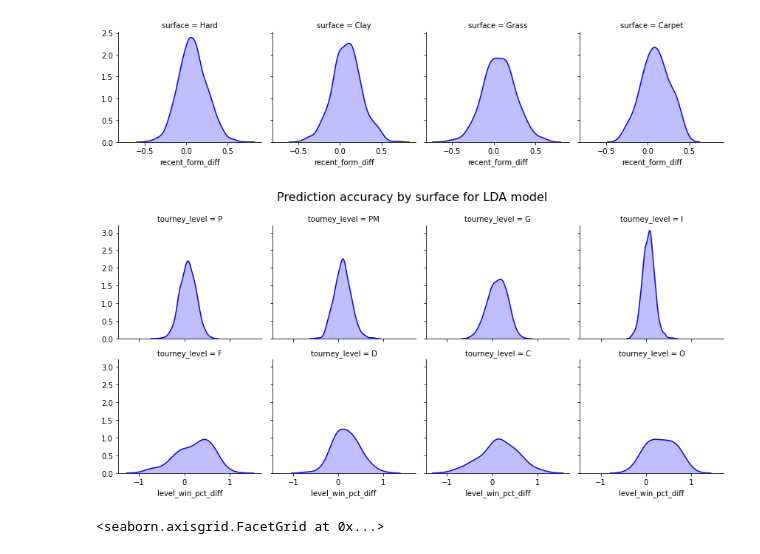
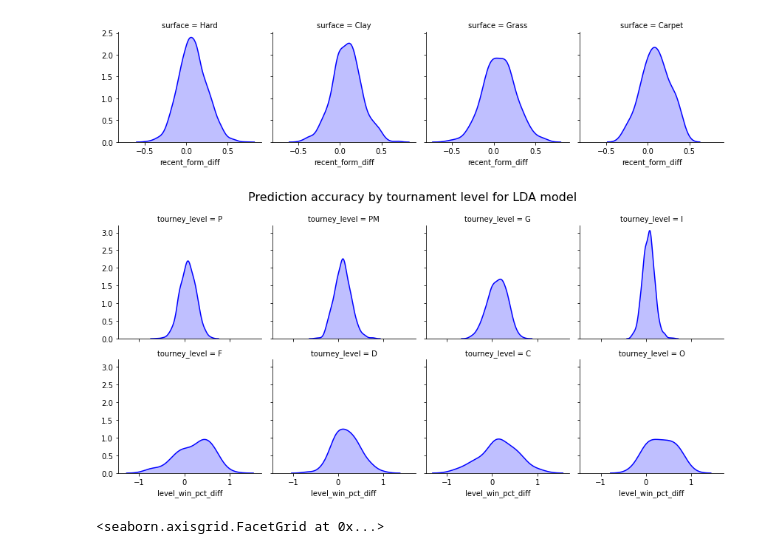
Before and after one commit to nickdevin/Tennis_Predicting, a Jupyter notebook: capstone_final.ipynb, the cells around one changed output. Drawn from its saved outputs; the diff is of its cells as text; code cells hidden in the pictures.

```diff
--- a/capstone_final.ipynb
+++ b/capstone_final.ipynb
@@ -1492,19 +1520,19 @@ grid.map(sns.kdeplot, 'recent_form_diff', shade = True, color = 'blue')
 # %%
 # What explains the increase in predictive accuracy for O, F, C, and D tournaments?
 
 # For D (Fed Cup) and O (Olympics), there is a clear indication that matches are won by
 # players who excel at these tournaments specifically.
 # Why? The nature of these tournaments is different (competing for your country
 # rather than for yourself.)
-# Also not open tournaments.
+# They are also not open tournaments.
 
 grid = sns.FacetGrid(data = pred_rows, col = 'tourney_level', col_wrap = 4)
 grid.map(sns.kdeplot, 'level_win_pct_diff', shade = True, color = 'blue')
 
-grid.fig.suptitle('Prediction accuracy by surface for LDA model', size = 16)
+grid.fig.suptitle('Prediction accuracy by tournament level for LDA model', size = 16)
 grid.fig.subplots_adjust(top=.875)
 # %% [output]
-[figure, old version]
+[figure, new version]
 # %%
 grid = sns.FacetGrid(data = pred_rows, col = 'tourney_level', col_wrap = 4)
 grid.map(sns.kdeplot, 'recent_form_diff', shade = True, color = 'blue')
```
Also changed, not shown: parts of 33 cells of this notebook.
